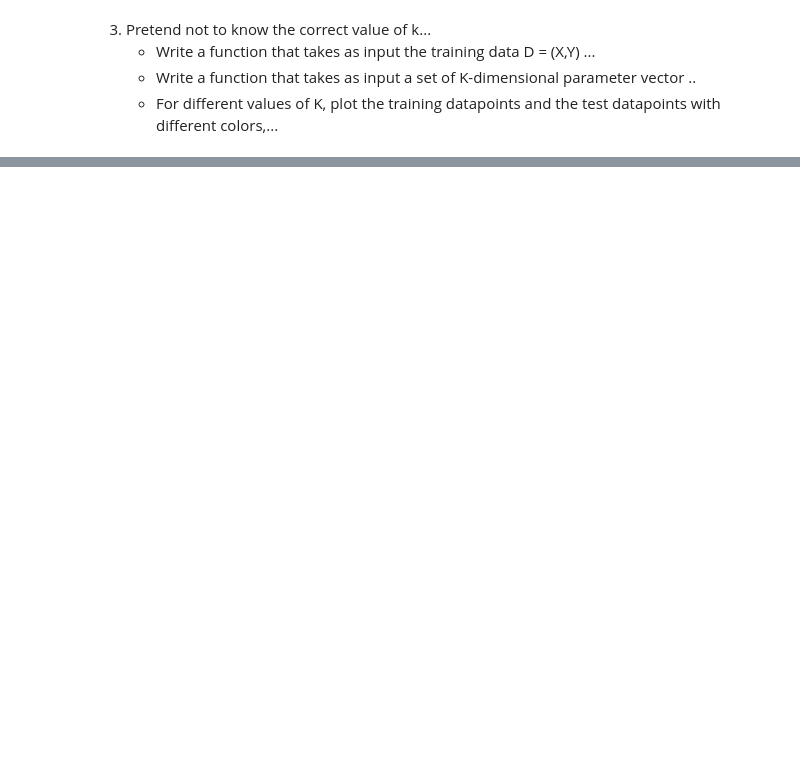
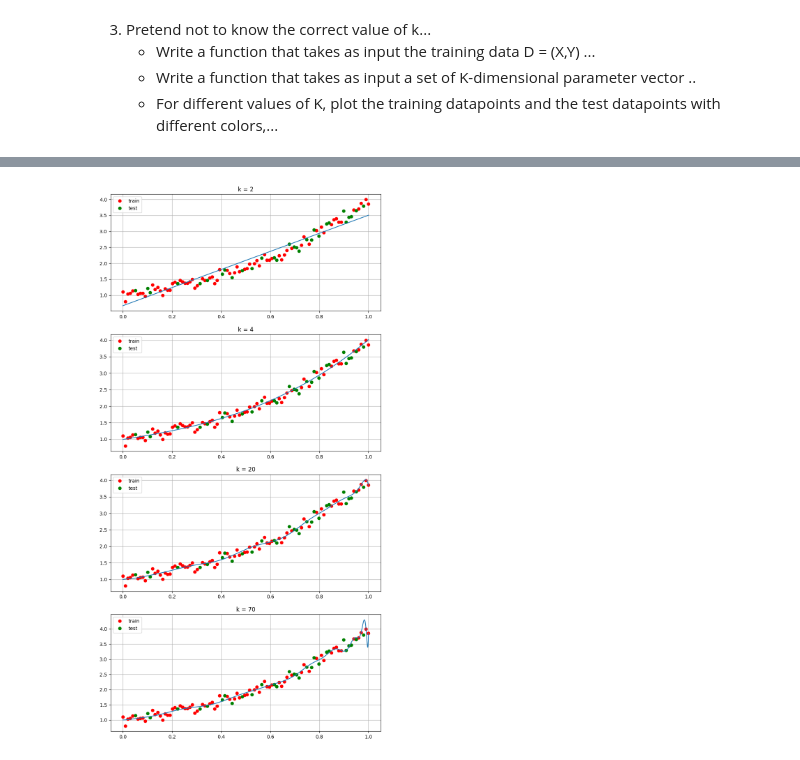
Before and after one commit to ChiaraAngileri/SMM_lab, a Jupyter notebook: Lab4/Homework4.ipynb, the cells around one changed output, grey strips where cells are left out. Saved outputs shown, nothing was run; the diff lists cells and outputs as text; code cells hidden in the pictures; blank space fills up the shorter version.

```diff
--- a/Lab4/Homework4.ipynb
+++ b/Lab4/Homework4.ipynb
@@ -79,11 +108,12 @@ theta_mle = MLE(D, k_trial=k)
 # %%
-def regression_model(X, theta):
-    Phi = vander(X)
-    return Phi.T @ theta
+def polynomial_regression(X, k, theta):
+    Phi = vander(X, k)
+    return Phi @ theta
 
-def average_absolute_error(D_test, theta):
-    X_test = D_test[0]
-    Y_test = D_test[1]
-    N_test = X_test.shape[0]
+def error(D, k, theta):
+    X, Y = D
+    N = len(Y)
 
-    return ((np.linalg.norm(X_test, theta)-Y_test)**2)/N_test
+    f_theta = polynomial_regression(X, k, theta)
+
+    return ((np.linalg.norm(f_theta - Y))**2) / N
@@ -139,0 +123,32 @@ def plot_mle(theta_mle_train, theta_mle_test):
+# %%
+D_train, D_test = split_data(D[0], D[1], 70)
+X_train, Y_train = D_train
+X_test, Y_test = D_test
+
+k_vector = [2, 4, 20, 70]
+theta_mle_vector = []
+
+for k in k_vector:
+    theta_mle = MLE(D_train, k)
+    theta_mle_vector.append(theta_mle)
+
+fig, ax = plt.subplots(len(k_vector), figsize = (10, 20))
+
+for i in range(len(k_vector)):
+
+    theta = theta_mle_vector[i]
+    k = k_vector[i]
+
+    XX = np.linspace(a, b, 1000)    #another input vector with more point so a more resoluted space (we want the result plot to be smoothed)
+    YY = polynomial_regression(XX, k, theta)
+
+    ax[i].set_title(f'k = {k}')
+    ax[i].plot(X_train, Y_train, 'ro')
+    ax[i].plot(X_test, Y_test, 'go')
+    ax[i].legend(['train', 'test'])
+    ax[i].plot(XX, YY)
+    ax[i].grid()
+
+plt.show()
+# %% [output]
+[figure, added]
```
Also changed, not shown: parts of 24 cells of this notebook, 1 other file.
